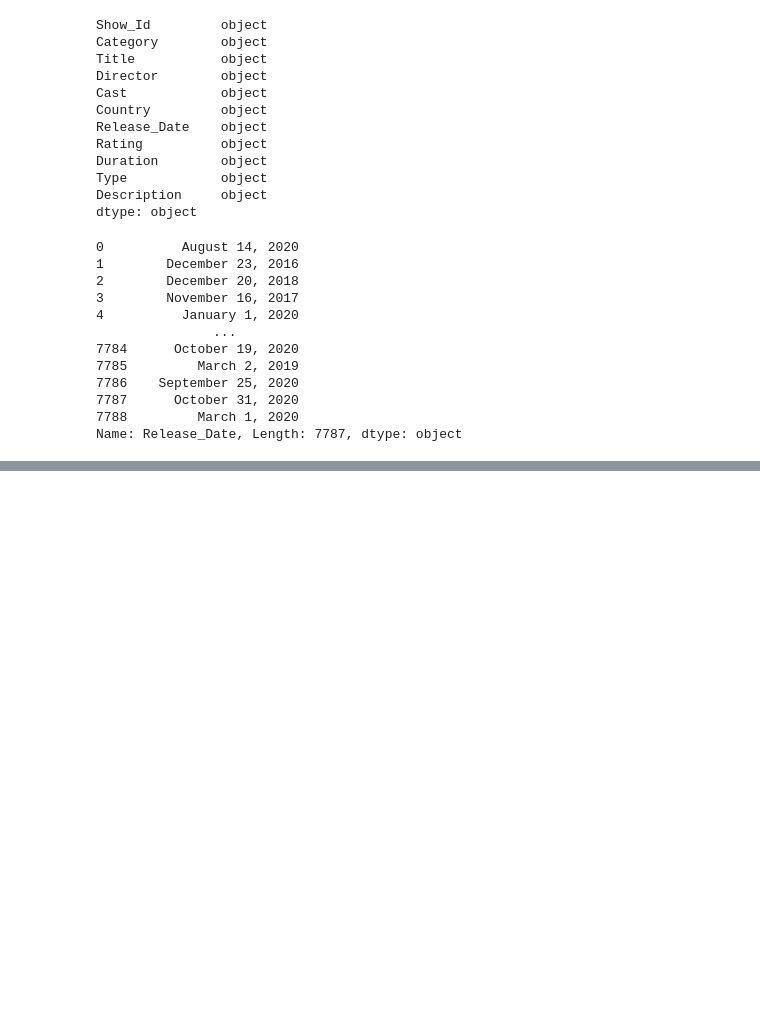
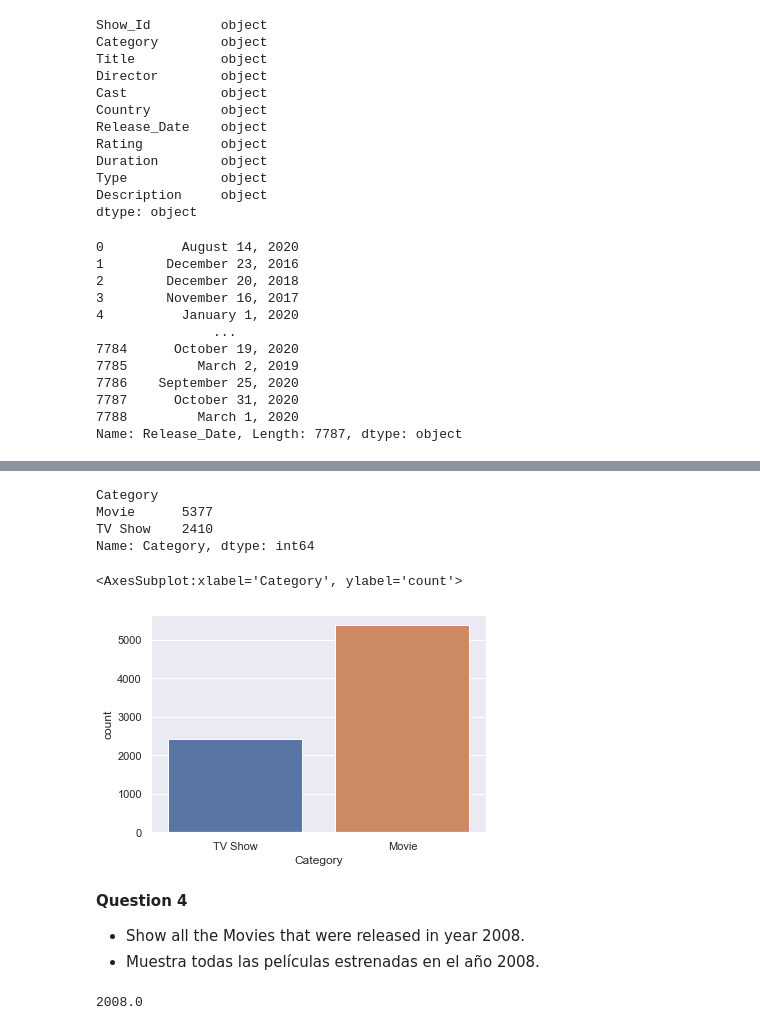
Before and after one commit to MkCst/Data-analysis, a Jupyter notebook: A8Netflix.ipynb, the cells around one changed output, grey strips where cells are left out. Cells and saved outputs as stored; diff of their text form; code cells hidden in the pictures; blank space fills up the shorter version.

```diff
--- a/A8Netflix.ipynb
+++ b/A8Netflix.ipynb
@@ -285,0 +340,24 @@ AttributeError: module 'pandas' has no attribute 'to'
+# %%
+# Usando groupby
+df.groupby('Category').Category.count()
+# %% [output]
+Category
+Movie      5377
+TV Show    2410
+Name: Category, dtype: int64
+# %%
+# Countplot
+import seaborn as sns
+sns.set_theme(style="darkgrid")
+sns.countplot(x='Category', data=df)
+# %% [output]
+<AxesSubplot:xlabel='Category', ylabel='count'>
+[figure, added]
+# %% [markdown]
+**Question 4**
+* Show all the Movies that were released in year 2008.
+* Muestra todas las películas estrenadas en el año 2008.
+# %%
+df['Date_format'].dt.year.min()
+# %% [output]
+2008.0
```
Also changed, not shown: parts of 34 cells of this notebook.
